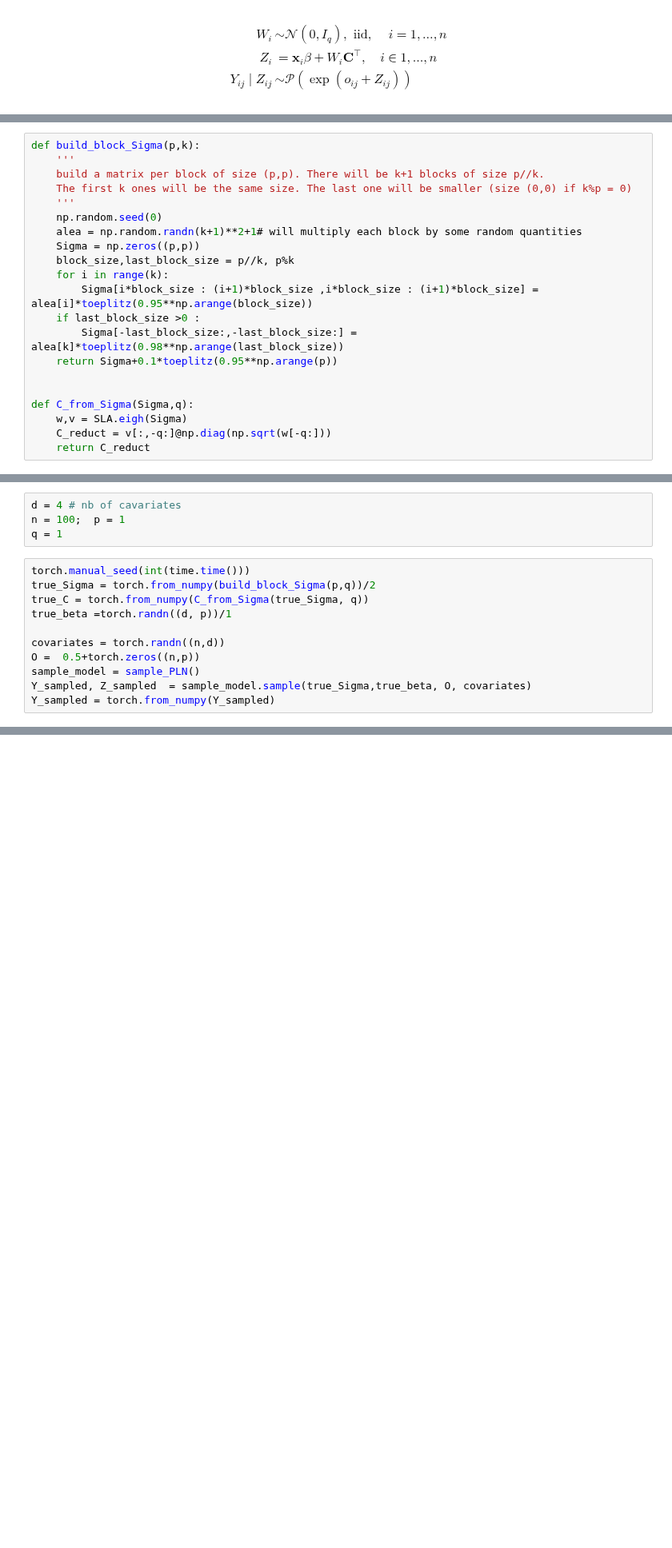
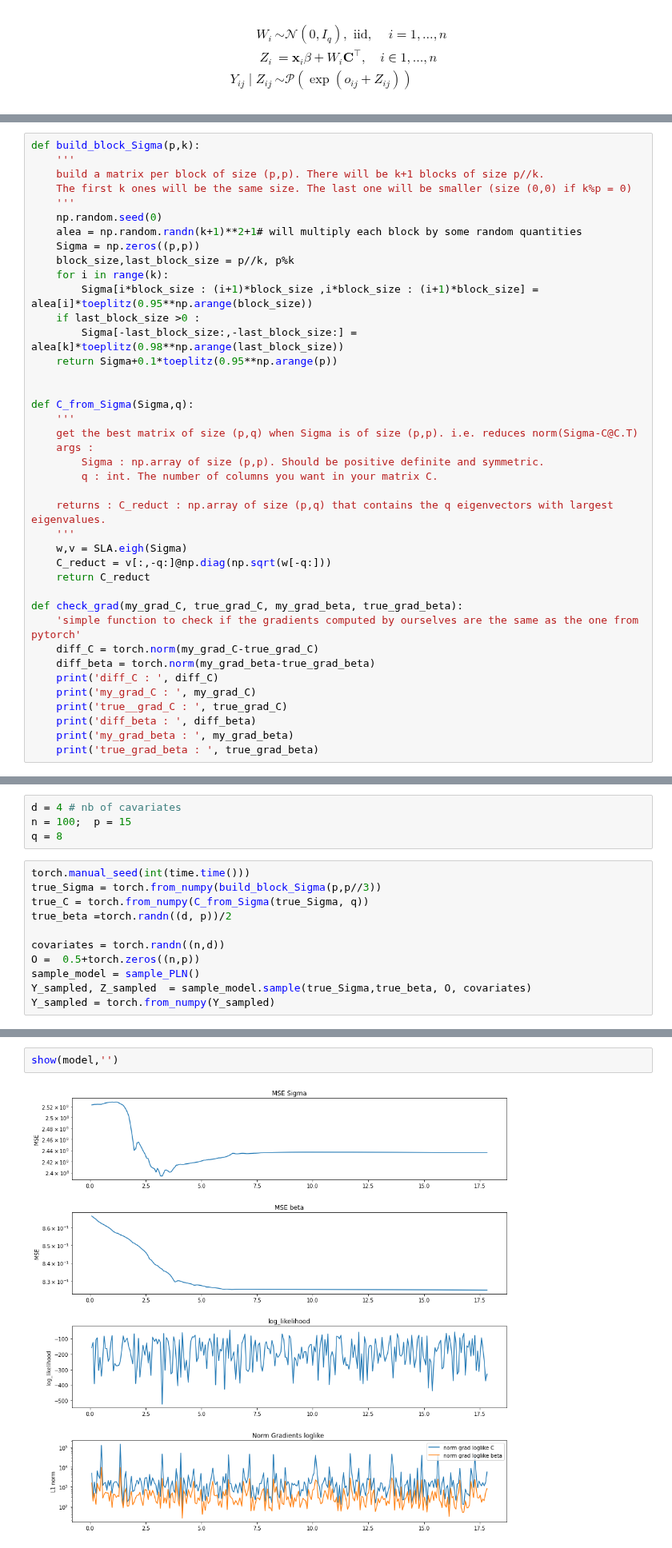
Before and after one commit to PLN-team/pyPLNmodels, a Jupyter notebook: MC_PLNPCA.ipynb, the cells around one changed output, grey strips where cells are left out. Shown at 80% size. Saved outputs shown, nothing was run; the diff lists cells and outputs as text; blank space fills up the shorter version.

```diff
--- a/MC_PLNPCA.ipynb
+++ b/MC_PLNPCA.ipynb
@@ -159,7 +237,26 @@ def build_block_Sigma(p,k):
 
 
 def C_from_Sigma(Sigma,q):
+    '''
+    get the best matrix of size (p,q) when Sigma is of size (p,p). i.e. reduces norm(Sigma-C@C.T)
+    args :
+        Sigma : np.array of size (p,p). Should be positive definite and symmetric.
+        q : int. The number of columns you want in your matrix C.
+
+    returns : C_reduct : np.array of size (p,q) that contains the q eigenvectors with largest eigenvalues.
+    '''
     w,v = SLA.eigh(Sigma)
     C_reduct = v[:,-q:]@np.diag(np.sqrt(w[-q:]))
     return C_reduct
+
+def check_grad(my_grad_C, true_grad_C, my_grad_beta, true_grad_beta):
+    'simple function to check if the gradients computed by ourselves are the same as the one from pytorch'
+    diff_C = torch.norm(my_grad_C-true_grad_C)
+    diff_beta = torch.norm(my_grad_beta-true_grad_beta)
+    print('diff_C : ', diff_C)
+    print('my_grad_C : ', my_grad_C)
+    print('true__grad_C : ', true_grad_C)
+    print('diff_beta : ', diff_beta)
+    print('my_grad_beta : ', my_grad_beta)
+    print('true_grad_beta : ', true_grad_beta)
 # %%
@@ -546,12 +937,12 @@ class MC_PLNPCA():
 # %%
 d = 4 # nb of cavariates
-n = 100;  p = 1
-q = 1
+n = 100;  p = 15
+q = 8
 # %%
 torch.manual_seed(int(time.time()))
-true_Sigma = torch.from_numpy(build_block_Sigma(p,q))/2
+true_Sigma = torch.from_numpy(build_block_Sigma(p,p//3))
 true_C = torch.from_numpy(C_from_Sigma(true_Sigma, q))
-true_beta =torch.randn((d, p))/1
+true_beta =torch.randn((d, p))/2
 
 covariates = torch.randn((n,d))
 O =  0.5+torch.zeros((n,p))
@@ -602,0 +975,4 @@ plt.axvline(1.5358)
+# %%
+show(model,'')
+# %% [output]
+[figure, added]
```
Also changed, not shown: parts of 15 cells of this notebook, 4 other files.
